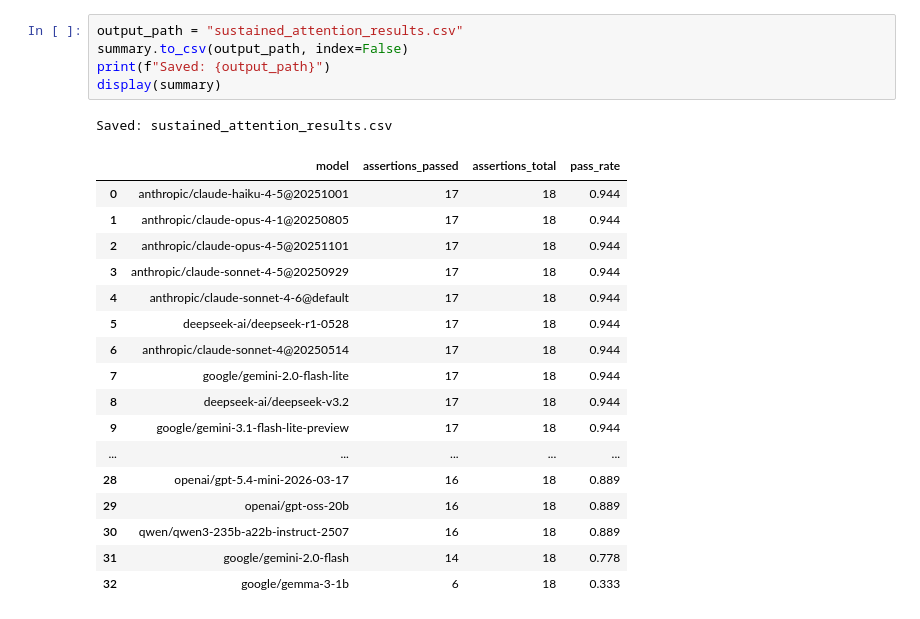
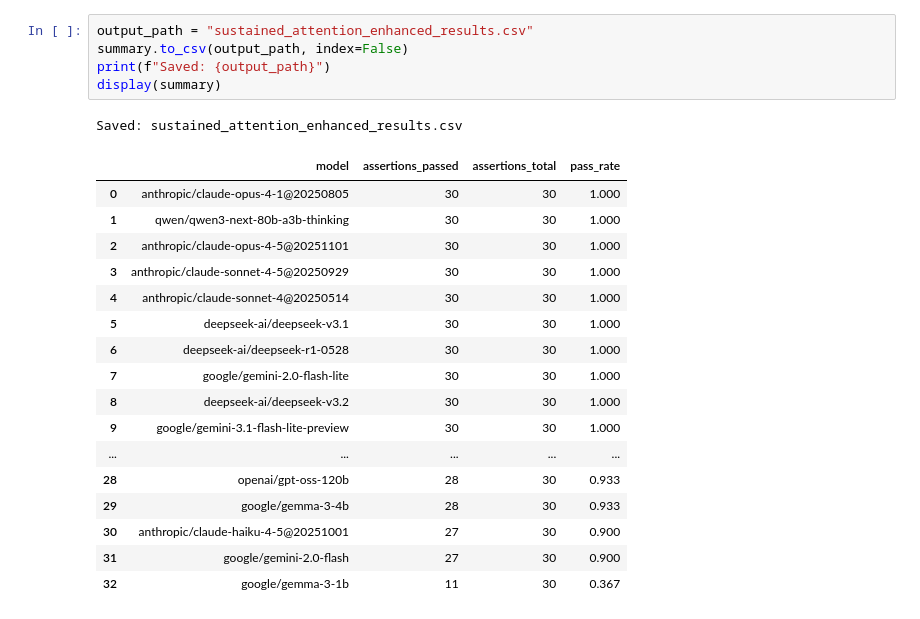
Before and after one commit to ConradKleykamp/Kaggle-DeepMind-Benchmark, a Jupyter notebook: notebooks/sustained_attention_benchmark.ipynb, the cells around one changed output. Drawn from its saved outputs; the diff is of its cells as text.

```diff
--- a/notebooks/sustained_attention_benchmark.ipynb
+++ b/notebooks/sustained_attention_benchmark.ipynb
@@ -251,24 +299,24 @@ display(summary)
 # %%
-output_path = "sustained_attention_results.csv"
+output_path = "sustained_attention_enhanced_results.csv"
 summary.to_csv(output_path, index=False)
 print(f"Saved: {output_path}")
 display(summary)
 # %% [output]
-Saved: sustained_attention_results.csv
+Saved: sustained_attention_enhanced_results.csv
 |  | model | assertions_passed | assertions_total | pass_rate |
-| 0 | anthropic/claude-haiku-4-5@20251001 | 17 | 18 | 0.944 |
-| 1 | anthropic/claude-opus-4-1@20250805 | 17 | 18 | 0.944 |
-| 2 | anthropic/claude-opus-4-5@20251101 | 17 | 18 | 0.944 |
-| 3 | anthropic/claude-sonnet-4-5@20250929 | 17 | 18 | 0.944 |
-| 4 | anthropic/claude-sonnet-4-6@default | 17 | 18 | 0.944 |
-| 5 | deepseek-ai/deepseek-r1-0528 | 17 | 18 | 0.944 |
-| 6 | anthropic/claude-sonnet-4@20250514 | 17 | 18 | 0.944 |
-| 7 | google/gemini-2.0-flash-lite | 17 | 18 | 0.944 |
-| 8 | deepseek-ai/deepseek-v3.2 | 17 | 18 | 0.944 |
-| 9 | google/gemini-3.1-flash-lite-preview | 17 | 18 | 0.944 |
+| 0 | anthropic/claude-opus-4-1@20250805 | 30 | 30 | 1.000 |
+| 1 | qwen/qwen3-next-80b-a3b-thinking | 30 | 30 | 1.000 |
+| 2 | anthropic/claude-opus-4-5@20251101 | 30 | 30 | 1.000 |
+| 3 | anthropic/claude-sonnet-4-5@20250929 | 30 | 30 | 1.000 |
+| 4 | anthropic/claude-sonnet-4@20250514 | 30 | 30 | 1.000 |
+| 5 | deepseek-ai/deepseek-v3.1 | 30 | 30 | 1.000 |
+| 6 | deepseek-ai/deepseek-r1-0528 | 30 | 30 | 1.000 |
+| 7 | google/gemini-2.0-flash-lite | 30 | 30 | 1.000 |
+| 8 | deepseek-ai/deepseek-v3.2 | 30 | 30 | 1.000 |
+| 9 | google/gemini-3.1-flash-lite-preview | 30 | 30 | 1.000 |
 | ... | ... | ... | ... | ... |
-| 28 | openai/gpt-5.4-mini-2026-03-17 | 16 | 18 | 0.889 |
-| 29 | openai/gpt-oss-20b | 16 | 18 | 0.889 |
-| 30 | qwen/qwen3-235b-a22b-instruct-2507 | 16 | 18 | 0.889 |
-| 31 | google/gemini-2.0-flash | 14 | 18 | 0.778 |
-| 32 | google/gemma-3-1b | 6 | 18 | 0.333 |
+| 28 | openai/gpt-oss-120b | 28 | 30 | 0.933 |
+| 29 | google/gemma-3-4b | 28 | 30 | 0.933 |
+| 30 | anthropic/claude-haiku-4-5@20251001 | 27 | 30 | 0.900 |
+| 31 | google/gemini-2.0-flash | 27 | 30 | 0.900 |
+| 32 | google/gemma-3-1b | 11 | 30 | 0.367 |
```
Also changed, not shown: parts of 4 cells of this notebook, 4 other files.
